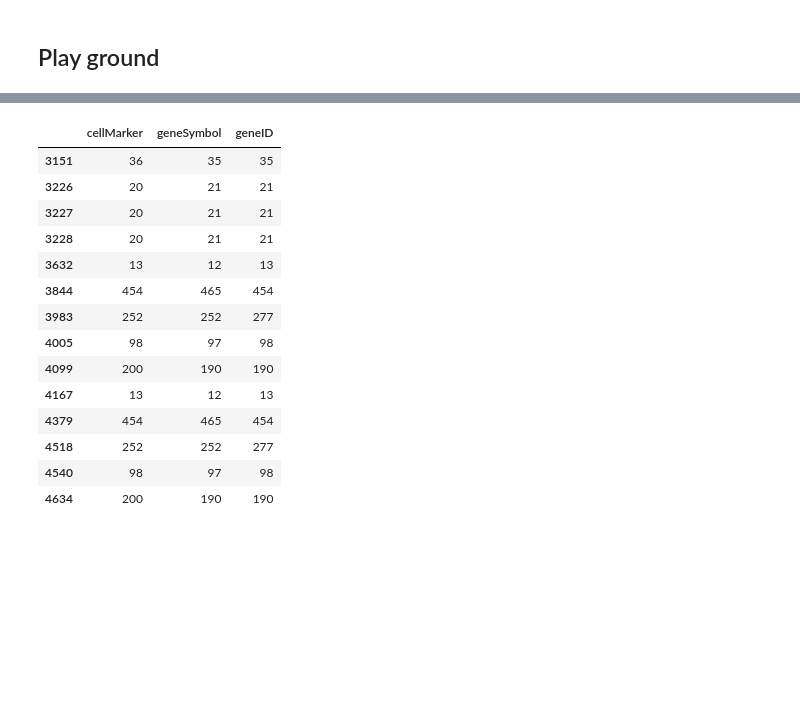
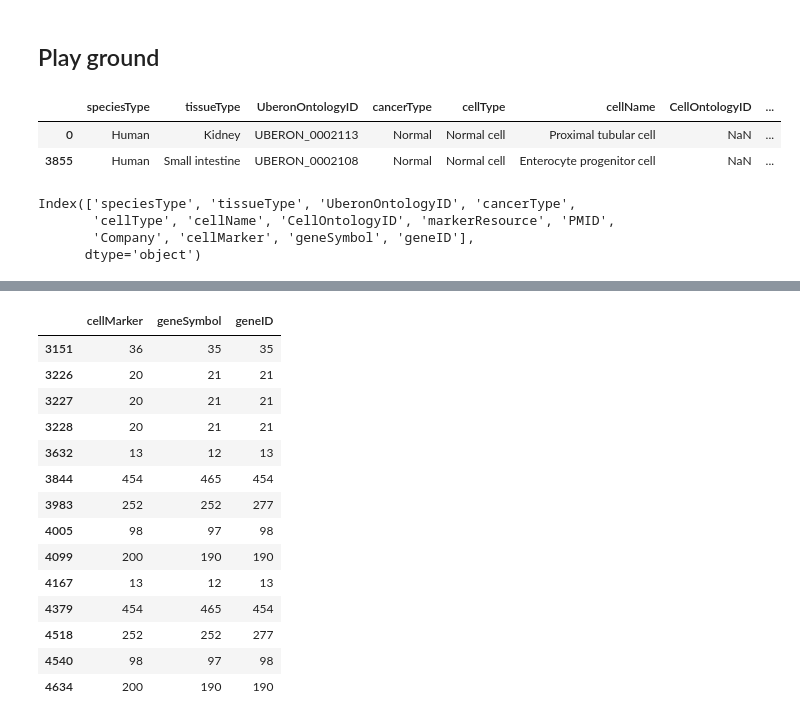
Before and after one commit to g7xu/CellMaker_DataParser, a Jupyter notebook: eda/all_cell_eda.ipynb, the cells around one changed output, grey strips where cells are left out. Saved outputs shown, nothing was run; the diff lists cells and outputs as text; code cells hidden in the pictures; blank space fills up the shorter version.

```diff
--- a/eda/all_cell_eda.ipynb
+++ b/eda/all_cell_eda.ipynb
@@ -374,3 +374,35 @@ raise ValueError()
 ValueError:
 # %% [markdown]
 ## Play ground
+# %%
+# ignore the mistmatch rows
+cell_markers_df = cell_markers_df[cell_markers_df[['cellMarker', 'geneSymbol', 'geneID']].applymap(len).nunique(axis=1) == 1]
+# %%
+def unnest(ele_list: list):
+    result = []
+    for ele in ele_list:
+        if isinstance(ele, list):
+            result += ele
+        else:
+            result.append(ele)
+
+    return result
+# %%
+# flattening the dataset
+cell_markers_df['cellMarker'] = cell_markers_df['cellMarker'].apply(unnest)
+cell_markers_df['geneSymbol'] = cell_markers_df['geneSymbol'].apply(unnest)
+cell_markers_df['geneID'] = cell_markers_df['geneID'].apply(unnest)
+cell_markers_df['comb'] = cell_markers_df[['cellMarker', 'geneSymbol', 'geneID']].apply(lambda row: [triplets for triplets in zip(*row)], axis=1)
+cell_markers_df = cell_markers_df.drop(columns=['cellMarker', 'geneSymbol', 'geneID']).explode(column='comb')
+cell_markers_df['cellMarker'] = cell_markers_df['comb'].apply(lambda x : x[0])
+cell_markers_df['geneSymbol'] = cell_markers_df['comb'].apply(lambda x : x[1])
+cell_markers_df['geneID'] = cell_markers_df['comb'].apply(lambda x : x[2])
+cell_markers_df.drop(columns=['comb'], inplace=True)
+cell_markers_df = cell_markers_df.applymap(lambda var: str(var) if not pd.isna(var) else np.nan)
+cell_markers_df.drop_duplicates(inplace=True)
+# %%
+cell_markers_df[cell_markers_df['geneID'] == '248']
+# %% [output]
+|  | speciesType | tissueType | UberonOntologyID | cancerType | cellType | cellName | CellOntologyID | ... |
+| 0 | Human | Kidney | UBERON_0002113 | Normal | Normal cell | Proximal tubular cell | NaN | ... |
+| 3855 | Human | Small intestine | UBERON_0002108 | Normal | Normal cell | Enterocyte progenitor cell | NaN | ... |
@@ -376,0 +447,7 @@ ValueError:
+# %%
+cell_markers_df.columns
+# %% [output]
+Index(['speciesType', 'tissueType', 'UberonOntologyID', 'cancerType',
+       'cellType', 'cellName', 'CellOntologyID', 'markerResource', 'PMID',
+       'Company', 'cellMarker', 'geneSymbol', 'geneID'],
+      dtype='object')
```
Also changed, not shown: parts of 4 cells of this notebook, 1 other file.
